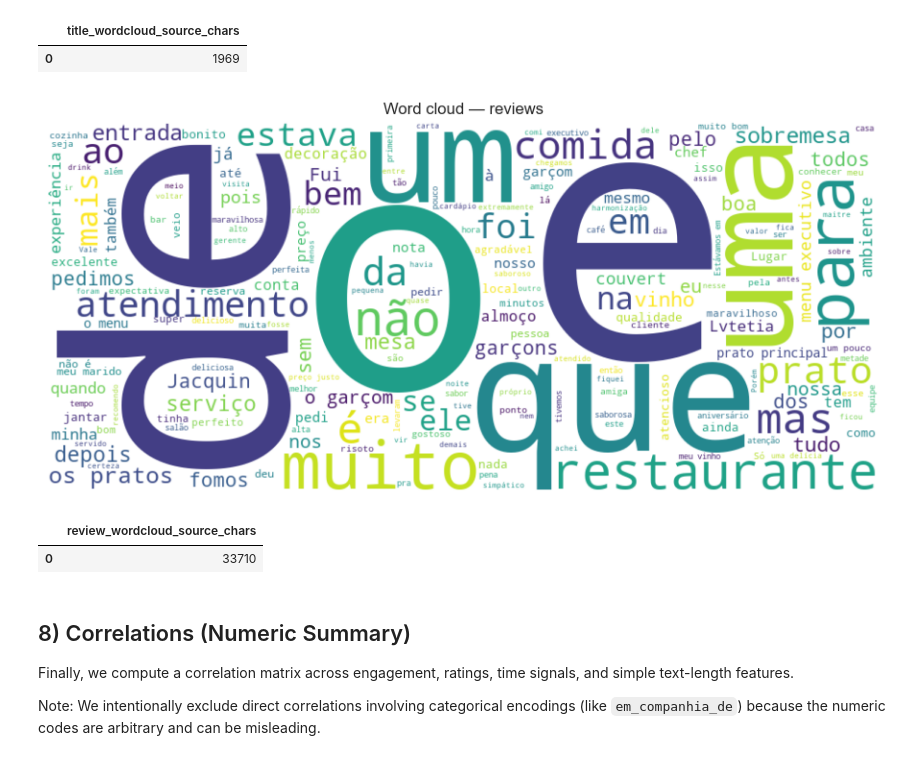
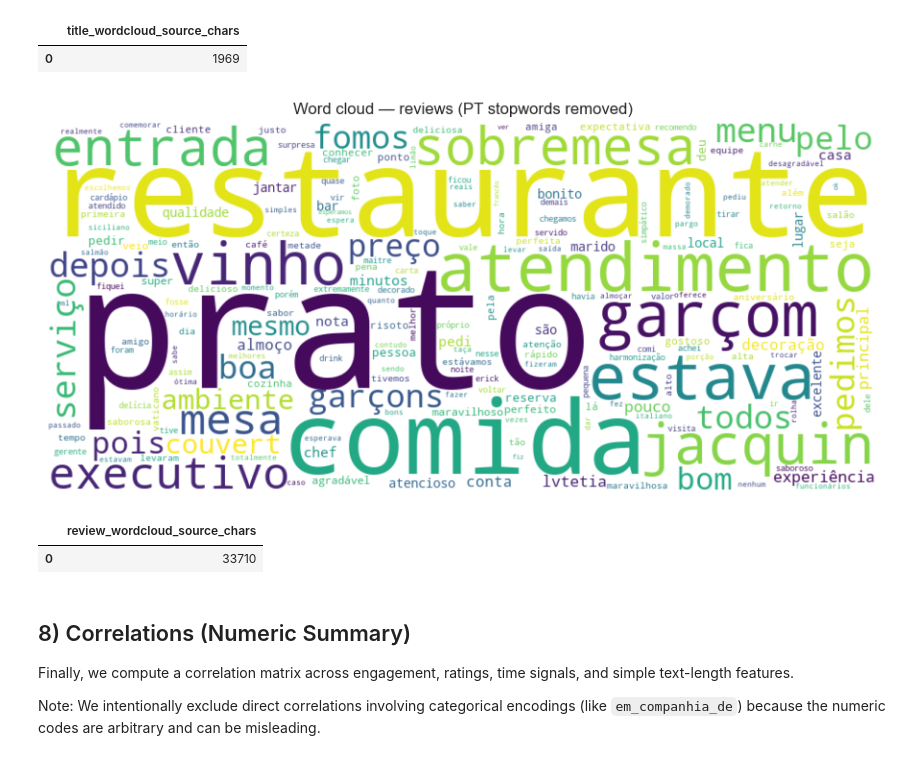
Before and after one commit to ayrtondenner/RestaurantReviewer, a Jupyter notebook: analysis.ipynb, the cells around one changed output. Drawn from its saved outputs; the diff is of its cells as text; code cells hidden in the pictures.

```diff
--- a/analysis.ipynb
+++ b/analysis.ipynb
@@ -613,22 +799,53 @@ else:
 |  | title_wordcloud_source_chars |
 | 0 | 1969 |
 # %%
-# Word cloud: review text (review)
+# Word cloud: review text (review) — with Portuguese stop-words
 text = " ".join(df["review"].dropna().astype(str).tolist())
+
+# Common PT-BR stopwords (extend as needed)
+pt_stopwords = {
+    "a", "à", "ao", "aos", "as", "às", "o", "os", "um", "uma", "uns", "umas",
+    "de", "da", "das", "do", "dos", "d", "dum", "duma",
+    "e", "é", "em", "no", "nos", "na", "nas", "por", "para", "pra",
+    "com", "sem", "sobre", "entre", "até", "desde", "após", "antes",
+    "que", "quem", "quando", "onde", "como", "porque", "porquê", "por que",
+    "se", "mas", "ou", "nem", "já", "ainda", "também", "muito", "muitos", "muita", "muitas",
+    "mais", "menos", "bem", "mal", "só", "sim", "não",
+    "eu", "me", "mim", "minha", "minhas", "meu", "meus",
+    "você", "vocês", "te", "ti", "tua", "tuas", "teu", "teus",
+    "ele", "ela", "eles", "elas", "lhe", "lhes", "seu", "seus", "sua", "suas",
+    "nós", "nos", "nosso", "nossa", "nossos", "nossas",
+    "um", "uma", "isso", "isto", "aquilo", "aqui", "aí", "ali",
+    "este", "esta", "estes", "estas", "esse", "essa", "esses", "essas",
+    "aquele", "aquela", "aqueles", "aquelas",
+    "tudo", "nada", "algo", "algum", "alguma", "alguns", "algumas",
+    "cada", "qual", "quais", "outro", "outra", "outros", "outras",
+    "ser", "estar", "ter", "tinha", "tem", "têm", "foi", "fui", "era", "eram", "sou", "está", "estão",
+}
+
+# Combine existing WordCloud stopwords (mostly EN) with PT stopwords
+stopwords_all = set(STOPWORDS) | pt_stopwords
 
 if text.strip() == "":
     print("No review text available to build a word cloud.")
 else:
-    wc = WordCloud(width=900, height=400, background_color="white", stopwords=STOPWORDS).generate(text)
+    wc = WordCloud(
+        width=900,
+        height=400,
+        background_color="white",
+        stopwords=stopwords_all,
+        collocations=False,  # reduces bigrams like "muito bom"
+    ).generate(text.lower())
+
     plt.figure(figsize=(12, 5))
     plt.imshow(wc, interpolation="bilinear")
     plt.axis("off")
-    plt.title("Word cloud — reviews")
+    plt.title("Word cloud — reviews (PT stopwords removed)")
     plt.show()
 
     display(pd.DataFrame({"review_wordcloud_source_chars": [len(text)]}))
 # %% [output]
-[figure, old version]
+[figure, new version]
 |  | review_wordcloud_source_chars |
 | 0 | 33710 |
 # %% [markdown]
```
Also changed, not shown: parts of 17 cells of this notebook.
